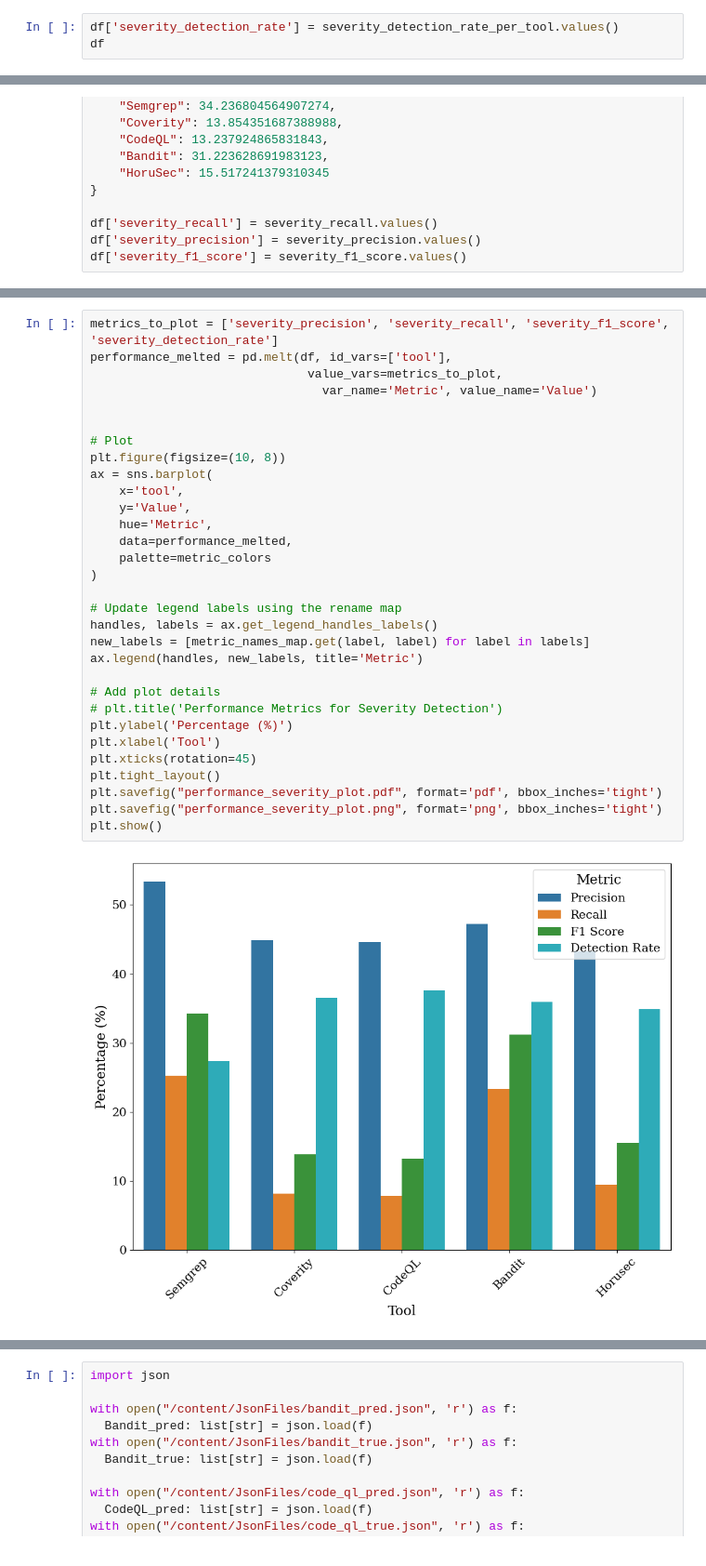
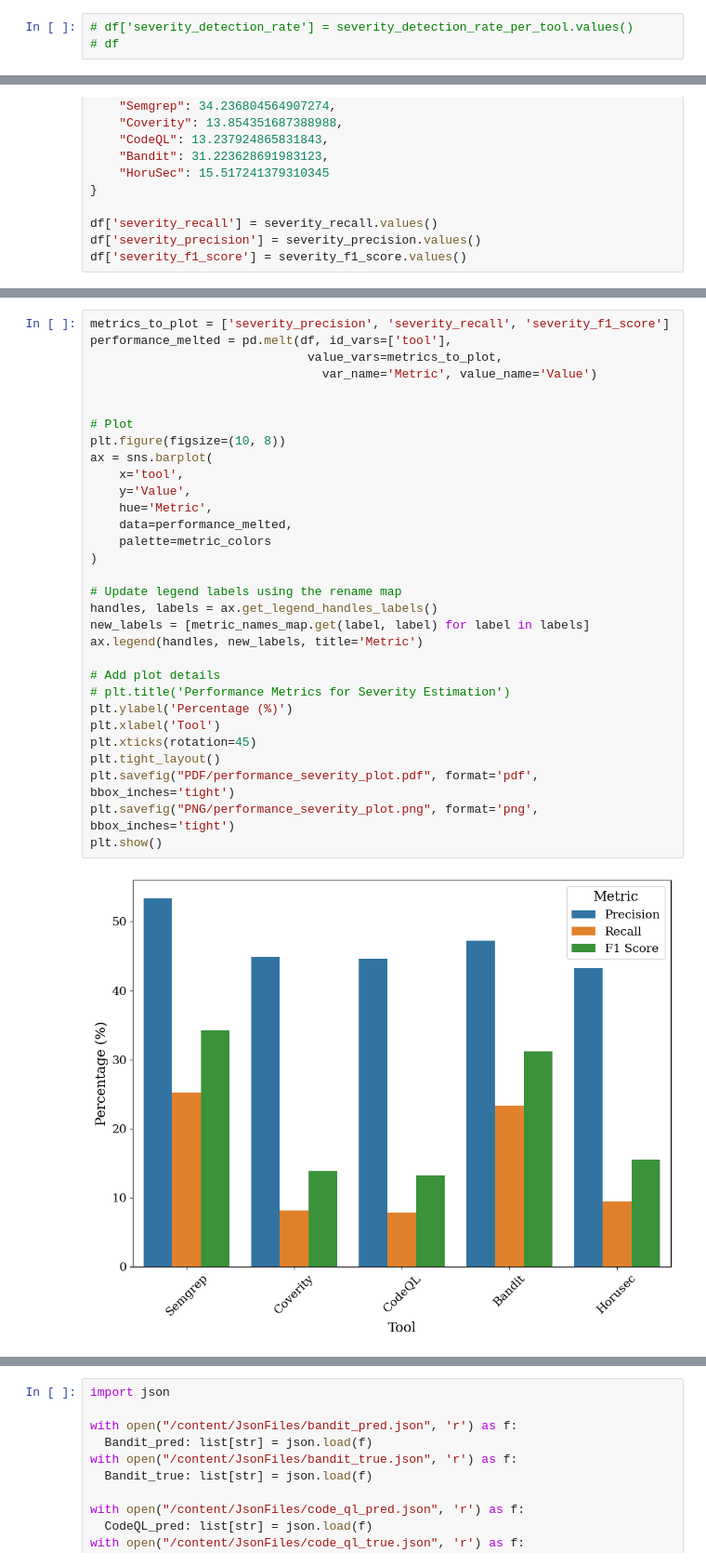
Before and after one commit to marait123/synth-vuln-fixes, a Jupyter notebook: visualization.ipynb, the cells around one changed output, grey strips where cells are left out. Shown at 93% size. Cells and saved outputs as stored; diff of their text form.

```diff
--- a/visualization.ipynb
+++ b/visualization.ipynb
@@ -382,3 +385,3 @@ severity_detection_rate_per_tool
 # %%
-df['severity_detection_rate'] = severity_detection_rate_per_tool.values()
-df
+# df['severity_detection_rate'] = severity_detection_rate_per_tool.values()
+# df
@@ -574,38 +570,38 @@ df
 | 3 | Bandit | 237 | 4725 | 116 | 357 | 40.732759 | ... |
 | 4 | Horusec | 106 | 986 | 36 | 437 | 27.388889 | ... |
 # %%
-metrics_to_plot = ['severity_precision', 'severity_recall', 'severity_f1_score', 'severity_detection_rate']
+metrics_to_plot = ['severity_precision', 'severity_recall', 'severity_f1_score']
 performance_melted = pd.melt(df, id_vars=['tool'],
                               value_vars=metrics_to_plot,
                                 var_name='Metric', value_name='Value')
 
 
 # Plot
 plt.figure(figsize=(10, 8))
 ax = sns.barplot(
     x='tool',
     y='Value',
     hue='Metric',
     data=performance_melted,
     palette=metric_colors
 )
 
 # Update legend labels using the rename map
 handles, labels = ax.get_legend_handles_labels()
 new_labels = [metric_names_map.get(label, label) for label in labels]
 ax.legend(handles, new_labels, title='Metric')
 
 # Add plot details
-# plt.title('Performance Metrics for Severity Detection')
+# plt.title('Performance Metrics for Severity Estimation')
 plt.ylabel('Percentage (%)')
 plt.xlabel('Tool')
 plt.xticks(rotation=45)
 plt.tight_layout()
-plt.savefig("performance_severity_plot.pdf", format='pdf', bbox_inches='tight')
-plt.savefig("performance_severity_plot.png", format='png', bbox_inches='tight')
+plt.savefig("PDF/performance_severity_plot.pdf", format='pdf', bbox_inches='tight')
+plt.savefig("PNG/performance_severity_plot.png", format='png', bbox_inches='tight')
 plt.show()
 # %% [output]
-[figure, old version]
+[figure, new version]
 # %%
 !unzip "/content/JsonFiles.zip"
 # %% [output]
```
Also changed, not shown: parts of 20 cells of this notebook.
